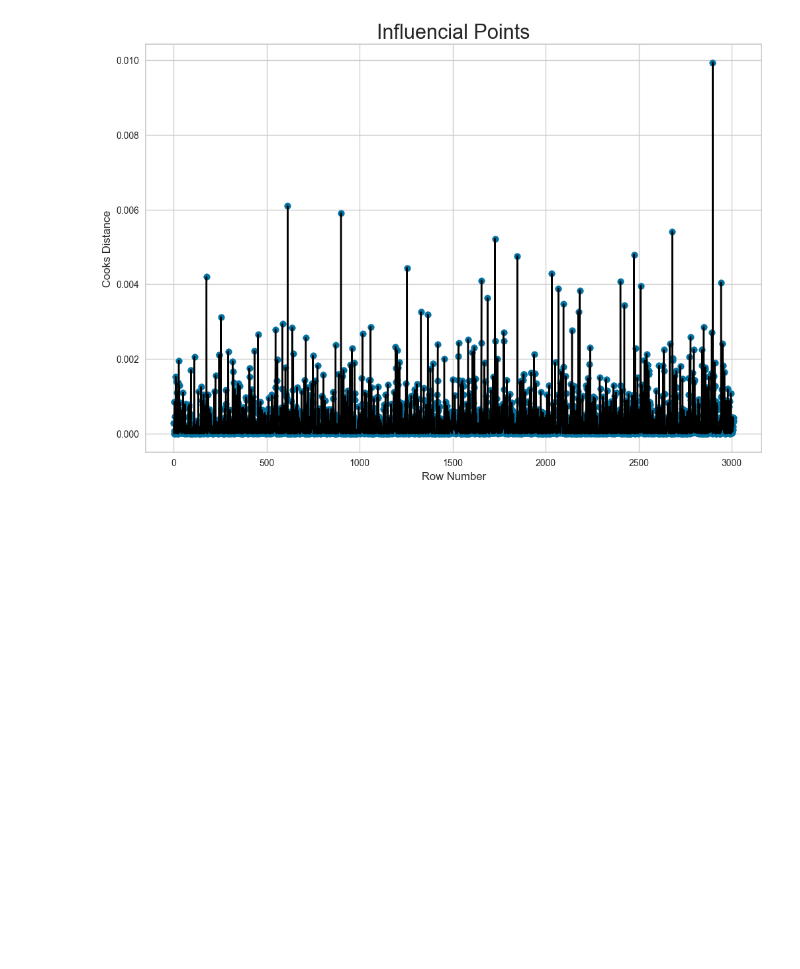
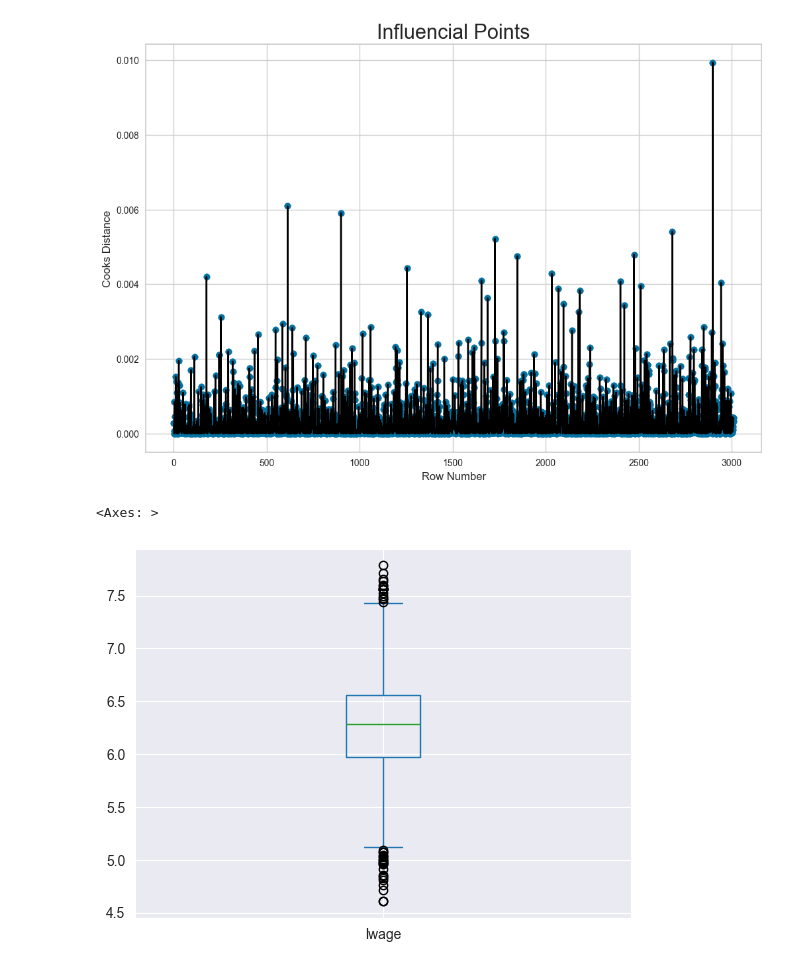
Before and after one commit to Mlad-en/causal_data, a Jupyter notebook: EDA.ipynb, the cells around one changed output. Saved outputs shown, nothing was run; the diff lists cells and outputs as text; code cells hidden in the pictures; blank space fills up the shorter version.

```diff
--- a/EDA.ipynb
+++ b/EDA.ipynb
@@ -147,3 +147,8 @@ plt.show()
 # %%
 # %% [output]
 [figure]
+# %%
+close_college.lwage.plot.box()
+# %% [output]
+<Axes: >
+[figure, added]
```
Also changed, not shown: parts of 5 cells of this notebook, 5 other files.
